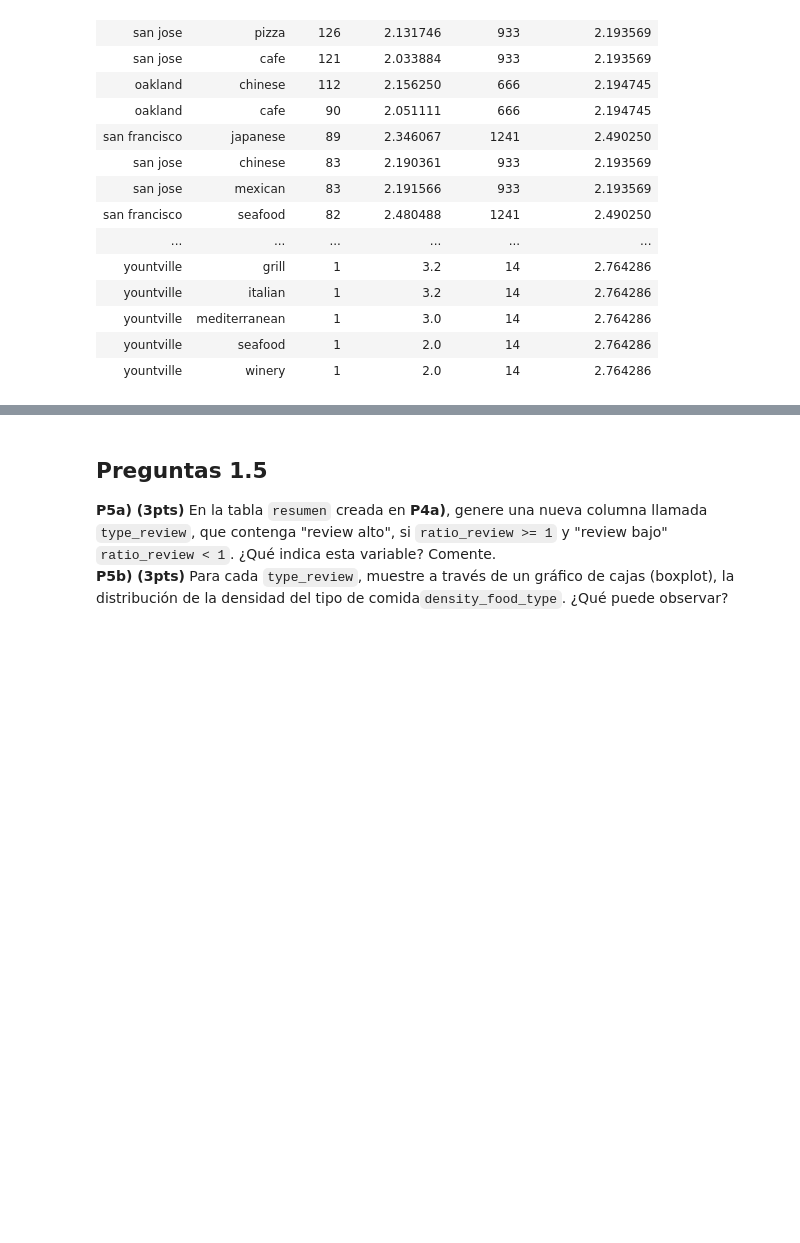
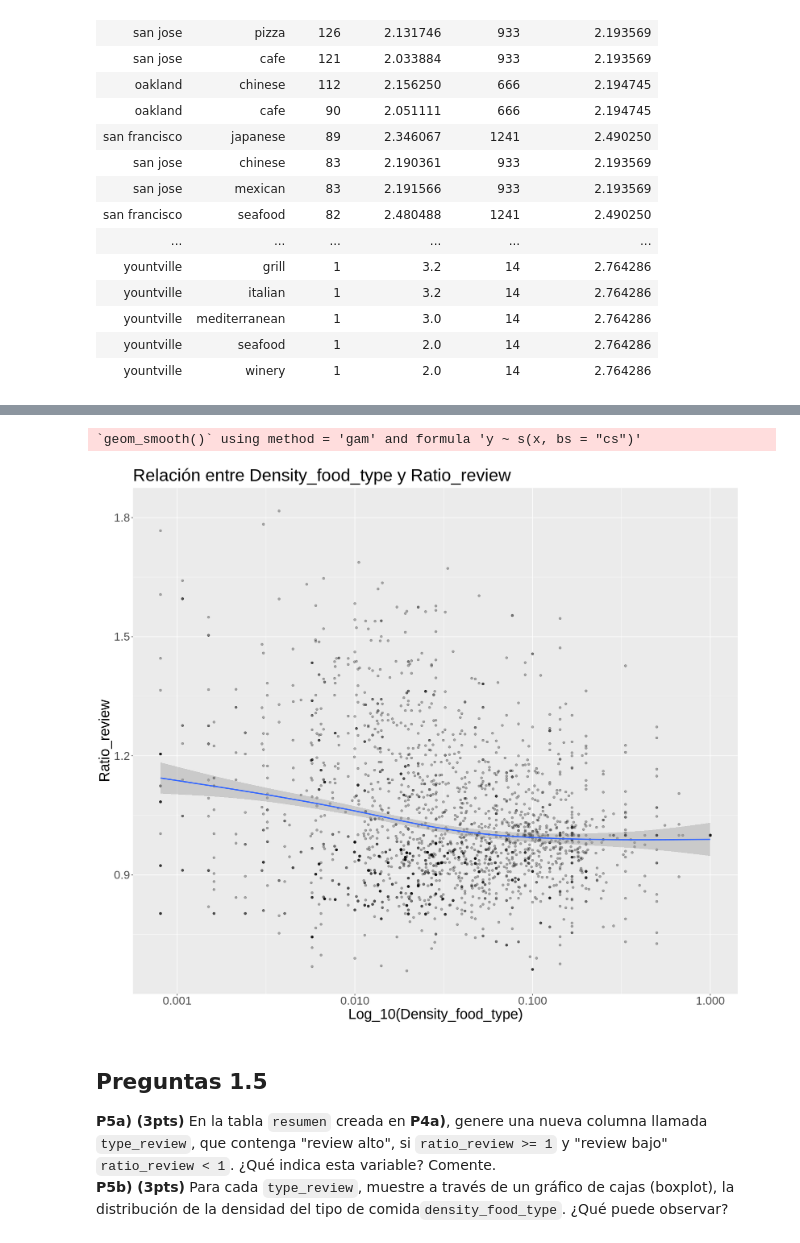
Before and after one commit to HaroldConley/diplomado_BD, a Jupyter notebook: Evaluaciones/C2/Control2.ipynb, the cells around one changed output, grey strips where cells are left out. Drawn from its saved outputs; the diff is of its cells as text; code cells hidden in the pictures; blank space fills up the shorter version.

```diff
--- a/Evaluaciones/C2/Control2.ipynb
+++ b/Evaluaciones/C2/Control2.ipynb
@@ -482,7 +484,22 @@ A grouped_df: 6 × 8
 # %%
-# Pregunta 4.c.- Mediante un gráfico de dispersión, muestre la relación entre density_food_type y ratio_review. Investigue sobre el parámetro
-# alpha dentro de la capa geométrica para una mejor visualizaciónd de los puntos. Adicionalmente añada una curva de tendencia y, con base en
-# él, indique si cabe la posibilidad de establecer algún tipo de dependencia entre density_food_type y ratio_review.
+# Pregunta 4.c.- Mediante un gráfico de dispersión, muestre la relación entre density_food_type y ratio_review.
+# Investigue sobre el parámetro alpha dentro de la capa geométrica para una mejor visualizaciónd de los puntos.
+# Adicionalmente añada una curva de tendencia y, con base en él, indique si cabe la posibilidad de establecer algún tipo de dependencia entre density_food_type y ratio_review.
+
+ggplot(resumen) +
+aes(x = density_food_type, y = ratio_review) +
+geom_point(alpha = 0.3) +
+scale_x_log10() +
+geom_smooth() +
+labs(title = "Relación entre Density_food_type y Ratio_review") +
+xlab("Log_10(Density_food_type)") +
+ylab("Ratio_review") +
+theme(text=element_text(size=24))
+
+# Respuesta: Es difícil hacer alguna afirmación respecto a la relación entre ambas variables, ya que hay una dispersión muy grande de los datos.
+# %% [output]
+`geom_smooth()` using method = 'gam' and formula 'y ~ s(x, bs = "cs")'
+[figure, added]
 # %% [markdown]
 ## Preguntas 1.5
 **P5a) (3pts)** En la tabla `resumen` creada en **P4a)**, genere una nueva columna llamada `type_review`, que contenga "review alto", si `ratio_review >= 1` y "review bajo"  `ratio_review < 1`. ¿Qué indica esta variable? Comente.  <br>
```
Also changed, not shown: parts of 1 cell of this notebook.
